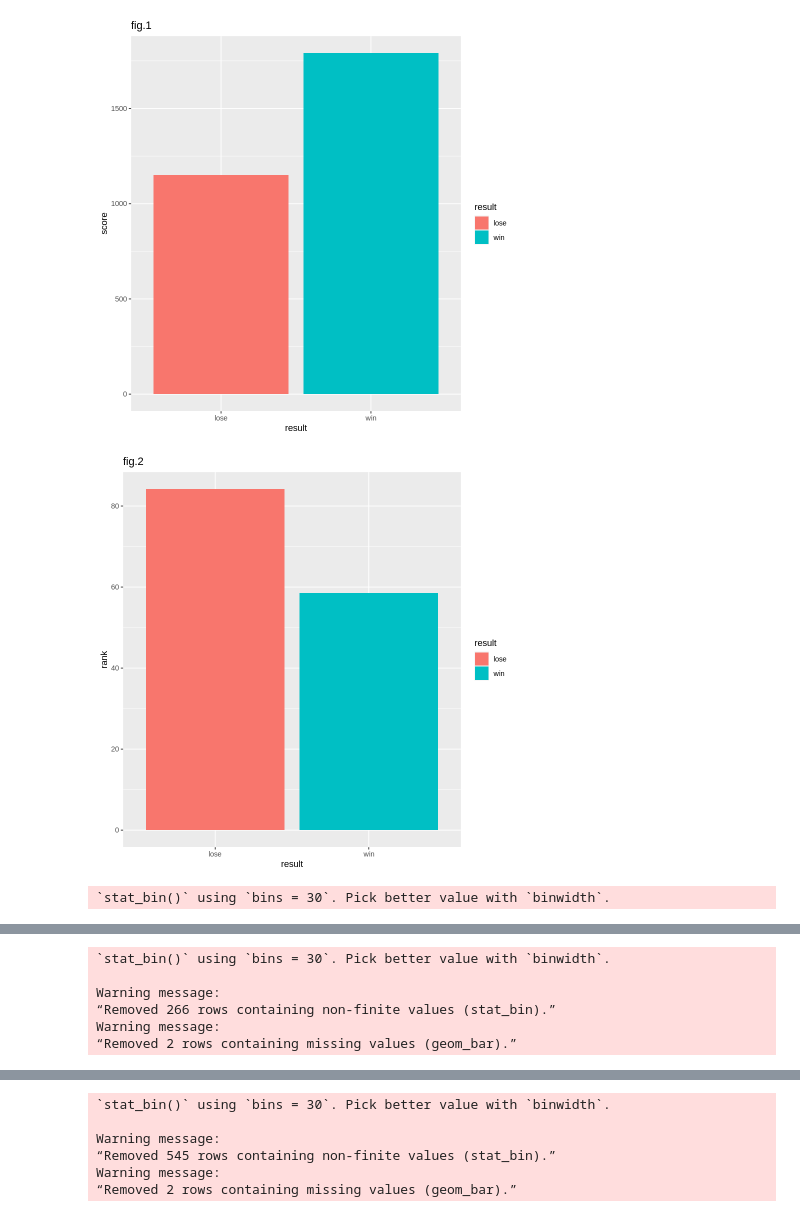
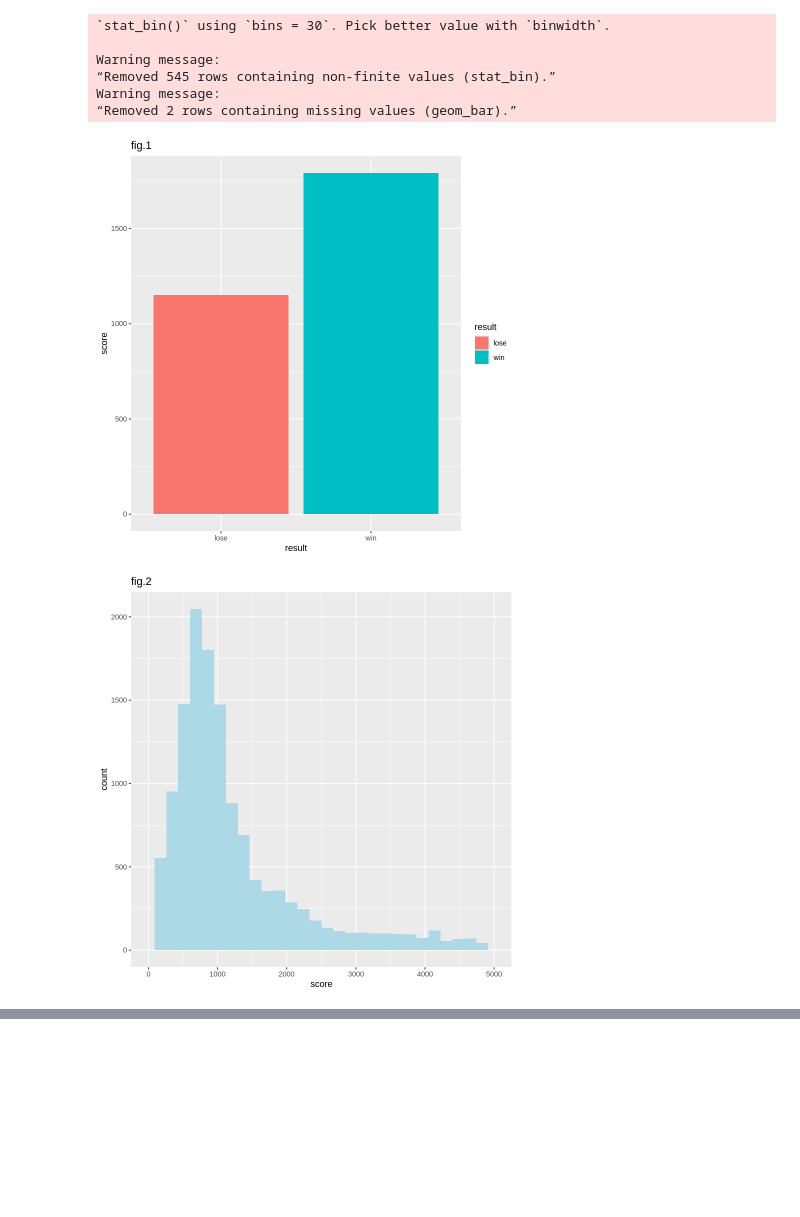
Before and after one commit to JianyiC/group54_work, a Jupyter notebook: proposal.ipynb, the cells around one changed output, grey strips where cells are left out. Saved outputs shown, nothing was run; the diff lists cells and outputs as text; code cells hidden in the pictures; blank space fills up the shorter version.

```diff
--- a/proposal.ipynb
+++ b/proposal.ipynb
@@ -26,7 +26,7 @@ Warning message in file(filename, "r", encoding = encoding):
 ERROR: Error in file(filename, "r", encoding = encoding): cannot open the connection
 # %%
 atp_data <- read_csv("https://raw.githubusercontent.com/JianyiC/group54_work/main/atp2017-2019.csv") |>
-  select(winner_age, loser_age, winner_rank, loser_rank, winner_rank_points, loser_rank_points) |>
+  select(winner_age, loser_age, winner_rank_points, loser_rank_points) |>
   na.omit()
 atp_data
 # %% [output]
@@ -55,16 +55,16 @@ set.seed(256)
 #lose
 lose <- rep(c("lose"), times = nrow(atp_data))
 atp_lose <- cbind(atp_data, lose) |>
-  select(lose, loser_age, loser_rank, loser_rank_points)
+  select(lose, loser_age, loser_rank_points)
 
-colnames(atp_lose) <- c("result", "age","rank", "points")
+colnames(atp_lose) <- c("result", "age", "points")
 
 
 #win
 win <- rep(c("win"), times = nrow(atp_data))
 atp_win <- cbind(atp_data, win) |>
-  select(win, winner_age, winner_rank, winner_rank_points)
-colnames(atp_win) <- c("result", "age","rank", "points")
+  select(win, winner_age, winner_rank_points)
+colnames(atp_win) <- c("result", "age","points")
 
 #to one form
 combined_data <- rbind(atp_win, atp_lose)
@@ -142,43 +135,23 @@ A tibble: 2 × 2
 # %%
 train_plot_1 <- ggplot(predictor_mean1, aes(x = result, y = points, fill = result)) +
                 geom_bar(stat = "identity") +
                 labs(x = "result", y = "score") +
                 ggtitle("fig.1")
 train_plot_1
 
-train_plot_2 <- ggplot(predictor_mean2, aes(x = result, y = rank, fill = result)) +
-                geom_bar(stat = "identity") +
-                labs(x = "result", y = "rank") +
-                ggtitle("fig.2")
-train_plot_2
-
-train_plot_3 <- ggplot(predictor_mean3, aes(x = result, y = age, fill = result)) +
-                geom_bar(stat = "identity") +
-                labs(x = "result", y = "age") +
-                ggtitle("fig.3")
-train_plot_3
-
-train_plot_4 <- ggplot(combined_data , aes(x = age)) +
-                      geom_histogram() +
-                labs(x = "age") +
-                ggtitle("fig.4")
-train_plot_4
-
-train_plot_5 <- ggplot(combined_data , aes(x = rank)) +
-                      geom_histogram() +
-                labs(x = "rank") +
-                scale_x_continuous(limits=c(0, 300)) +
-                ggtitle("fig.5")
-train_plot_5
-
 
 train_plot_6 <- ggplot(combined_data , aes(x = points)) +
-                      geom_histogram() +
+                      geom_histogram(fill = "lightblue") +
                 labs(x = "score") +
                 scale_x_continuous(limits=c(0, 5000)) +
-                ggtitle("fig.6")
+                ggtitle("fig.2")
 train_plot_6
 # %% [output]
+`stat_bin()` using `bins = 30`. Pick better value with `binwidth`.
+
+Warning message:
+“Removed 545 rows containing non-finite values (stat_bin).”
+Warning message:
+“Removed 2 rows containing missing values (geom_bar).”
 [figure]
-[figure, old version]
+[figure, new version]
-`stat_bin()` using `bins = 30`. Pick better value with `binwidth`.
@@ -186,6 +157,0 @@ train_plot_6
-`stat_bin()` using `bins = 30`. Pick better value with `binwidth`.
-
-Warning message:
-“Removed 266 rows containing non-finite values (stat_bin).”
-Warning message:
-“Removed 2 rows containing missing values (geom_bar).”
@@ -193,6 +157,0 @@ Warning message:
-`stat_bin()` using `bins = 30`. Pick better value with `binwidth`.
-
-Warning message:
-“Removed 545 rows containing non-finite values (stat_bin).”
-Warning message:
-“Removed 2 rows containing missing values (geom_bar).”
```
Also changed, not shown: parts of 6 cells of this notebook.
